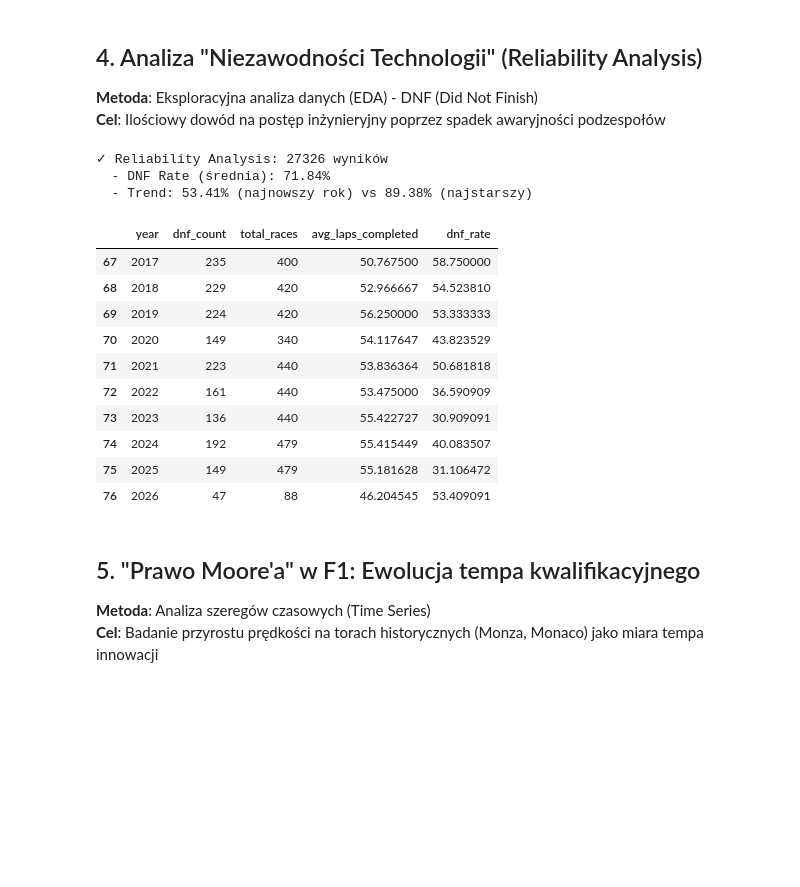
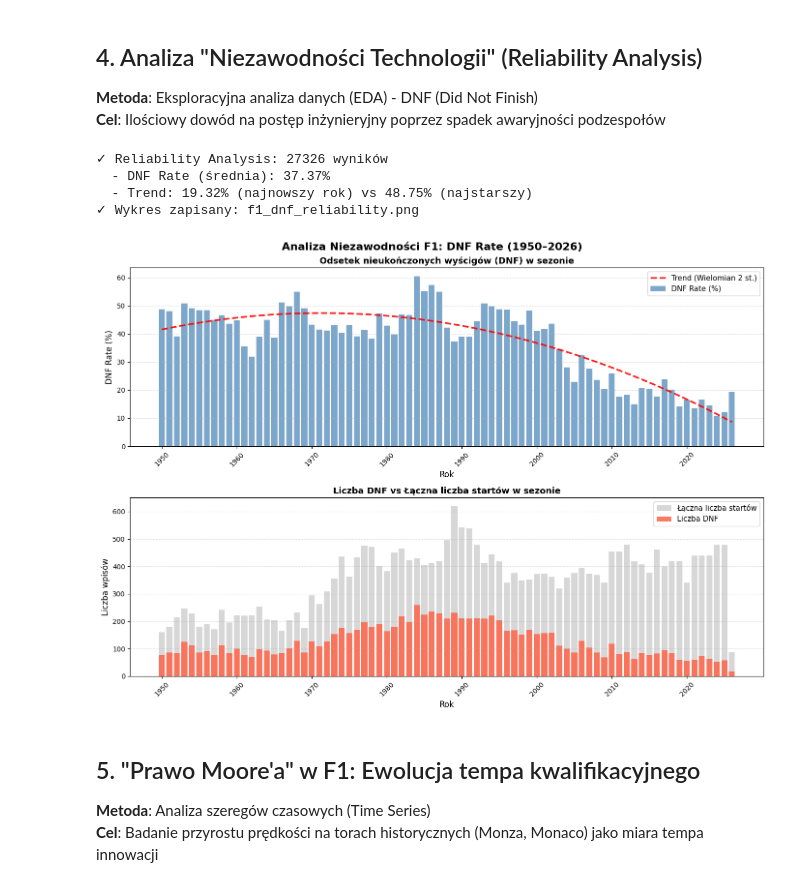
Before and after one commit to Biggy1606/F1PandasProject, a Jupyter notebook: Project1.ipynb, the cells around one changed output. Cells and saved outputs as stored; diff of their text form; code cells hidden in the pictures; blank space fills up the shorter version.

```diff
--- a/Project1.ipynb
+++ b/Project1.ipynb
@@ -578,49 +579,82 @@ results = conn.execute("""
 """).df()
 
 # DNF Rate - Define DNF as non-finished races (statusId != 1)
+finished_status_ids = [1,11,12,13,14,15,16,17,18,19,45,50,128,53,55,58,88,111,112,113,114,115,116,117,118,119,120,122,123,124,125,127,133,134,97,96,92,90,81,77,62,54]
+
 dnf_analysis = (results
-    .assign(is_dnf = results['statusId'] != 1)
+    .assign(is_dnf = ~results['statusId'].isin(finished_status_ids))
     .groupby('year')
     .agg({
         'is_dnf': ['sum', 'count'],
         'laps': 'mean'
     })
     .reset_index())
 
 dnf_analysis.columns = ['year', 'dnf_count', 'total_races', 'avg_laps_completed']
 dnf_analysis['dnf_rate'] = (dnf_analysis['dnf_count'] / dnf_analysis['total_races'] * 100)
 
 # Przyczyny DNF - jeśli dostępne
 status_dnf = conn.execute("""
     SELECT s.statusId, s.status, res.statusId as used_statusId
     FROM status s
     LEFT JOIN results res ON s.statusId = res.statusId
-    WHERE res.statusId != 1
+    WHERE res.statusId NOT IN (1,11,12,13,14,15,16,17,18,19,45,50,128,53,55,58,88,111,112,113,114,115,116,117,118,119,120,122,123,124,125,127,133,134,97,96,92,90,81,77,62,54)
     GROUP BY s.statusId, s.status, res.statusId
     ORDER BY COUNT(*) DESC
 """).df()
 
 conn.close()
 
 print(f"✓ Reliability Analysis: {len(results)} wyników")
 print(f"  - DNF Rate (średnia): {dnf_analysis['dnf_rate'].mean():.2f}%")
 print(f"  - Trend: {dnf_analysis['dnf_rate'].iloc[-1]:.2f}% (najnowszy rok) vs {dnf_analysis['dnf_rate'].iloc[0]:.2f}% (najstarszy)")
-dnf_analysis.tail(10)
+dnf_analysis
+
+
+
+# Wizualizacja DNF Rate przez lata
+fig, axes = plt.subplots(2, 1, figsize=(14, 10))
+fig.suptitle('Analiza Niezawodności F1: DNF Rate (1950–2026)', fontsize=16, fontweight='bold')
+
+# Wykres 1: DNF Rate jako słupki z linią trendu
+axes[0].bar(dnf_analysis['year'], dnf_analysis['dnf_rate'], color='steelblue', alpha=0.7, label='DNF Rate (%)')
+
+if len(dnf_analysis) > 1:
+    z = np.polyfit(dnf_analysis['year'], dnf_analysis['dnf_rate'], 2)
+    p = np.poly1d(z)
+    years_smooth = np.linspace(dnf_analysis['year'].min(), dnf_analysis['year'].max(), 300)
+    axes[0].plot(years_smooth, p(years_smooth), 'r--', linewidth=2.5, alpha=0.9, label='Trend (Wielomian 2 st.)')
+
+axes[0].set_xlabel('Rok', fontsize=12)
+axes[0].set_ylabel('DNF Rate (%)', fontsize=12)
+axes[0].set_title('Odsetek nieukończonych wyścigów (DNF) w sezonie', fontsize=13, fontweight='bold')
+axes[0].grid(True, axis='y', linestyle='--', alpha=0.4)
+axes[0].legend(fontsize=11)
+axes[0].set_xticks(np.arange(dnf_analysis['year'].min(), dnf_analysis['year'].max() + 1, 10))
+axes[0].tick_params(axis='x', rotation=45)
+
+# Wykres 2: Bezwzględna liczba DNF i łączna liczba startów
+axes[1].bar(dnf_analysis['year'], dnf_analysis['total_races'], color='lightgray', alpha=0.9, label='Łączna liczba startów')
+axes[1].bar(dnf_analysis['year'], dnf_analysis['dnf_count'], color='tomato', alpha=0.85, label='Liczba DNF')
+
+axes[1].set_xlabel('Rok', fontsize=12)
+axes[1].set_ylabel('Liczba wpisów', fontsize=12)
+axes[1].set_title('Liczba DNF vs Łączna liczba startów w sezonie', fontsize=13, fontweight='bold')
+axes[1].grid(True, axis='y', linestyle='--', alpha=0.4)
+axes[1].legend(fontsize=11)
+axes[1].set_xticks(np.arange(dnf_analysis['year'].min(), dnf_analysis['year'].max() + 1, 10))
+axes[1].tick_params(axis='x', rotation=45)
+
+plt.tight_layout()
+plt.savefig('f1_dnf_reliability.png', dpi=150, bbox_inches='tight')
+print("✓ Wykres zapisany: f1_dnf_reliability.png")
+plt.show()
 # %% [output]
 ✓ Reliability Analysis: 27326 wyników
-  - DNF Rate (średnia): 71.84%
-  - Trend: 53.41% (najnowszy rok) vs 89.38% (najstarszy)
+  - DNF Rate (średnia): 37.37%
+  - Trend: 19.32% (najnowszy rok) vs 48.75% (najstarszy)
+✓ Wykres zapisany: f1_dnf_reliability.png
-|  | year | dnf_count | total_races | avg_laps_completed | dnf_rate |
-| 67 | 2017 | 235 | 400 | 50.767500 | 58.750000 |
-| 68 | 2018 | 229 | 420 | 52.966667 | 54.523810 |
-| 69 | 2019 | 224 | 420 | 56.250000 | 53.333333 |
-| 70 | 2020 | 149 | 340 | 54.117647 | 43.823529 |
-| 71 | 2021 | 223 | 440 | 53.836364 | 50.681818 |
-| 72 | 2022 | 161 | 440 | 53.475000 | 36.590909 |
-| 73 | 2023 | 136 | 440 | 55.422727 | 30.909091 |
-| 74 | 2024 | 192 | 479 | 55.415449 | 40.083507 |
-| 75 | 2025 | 149 | 479 | 55.181628 | 31.106472 |
-| 76 | 2026 | 47 | 88 | 46.204545 | 53.409091 |
+[figure, added]
 # %% [markdown]
 ## 5. "Prawo Moore'a" w F1: Ewolucja tempa kwalifikacyjnego
 **Metoda**: Analiza szeregów czasowych (Time Series)
```
Also changed, not shown: parts of 5 cells of this notebook.
